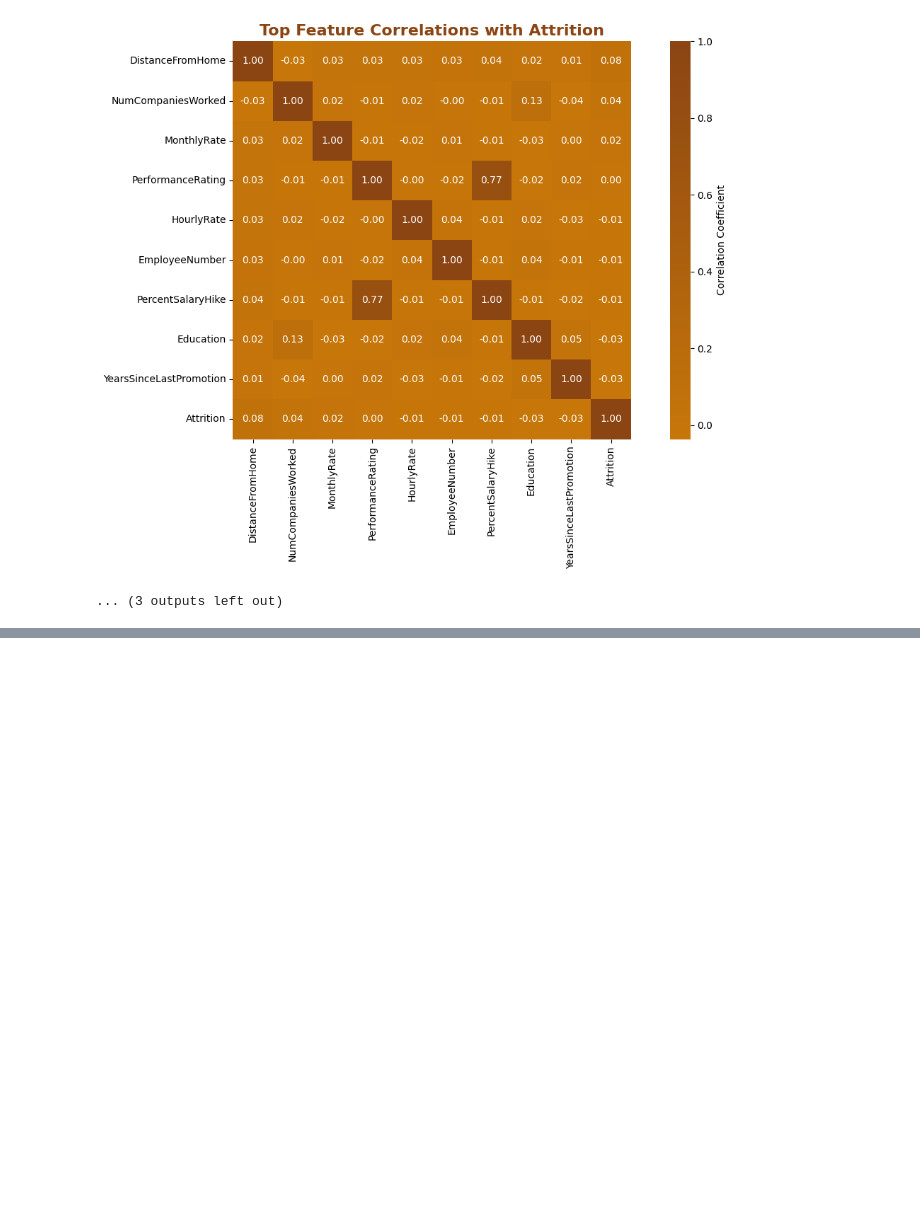
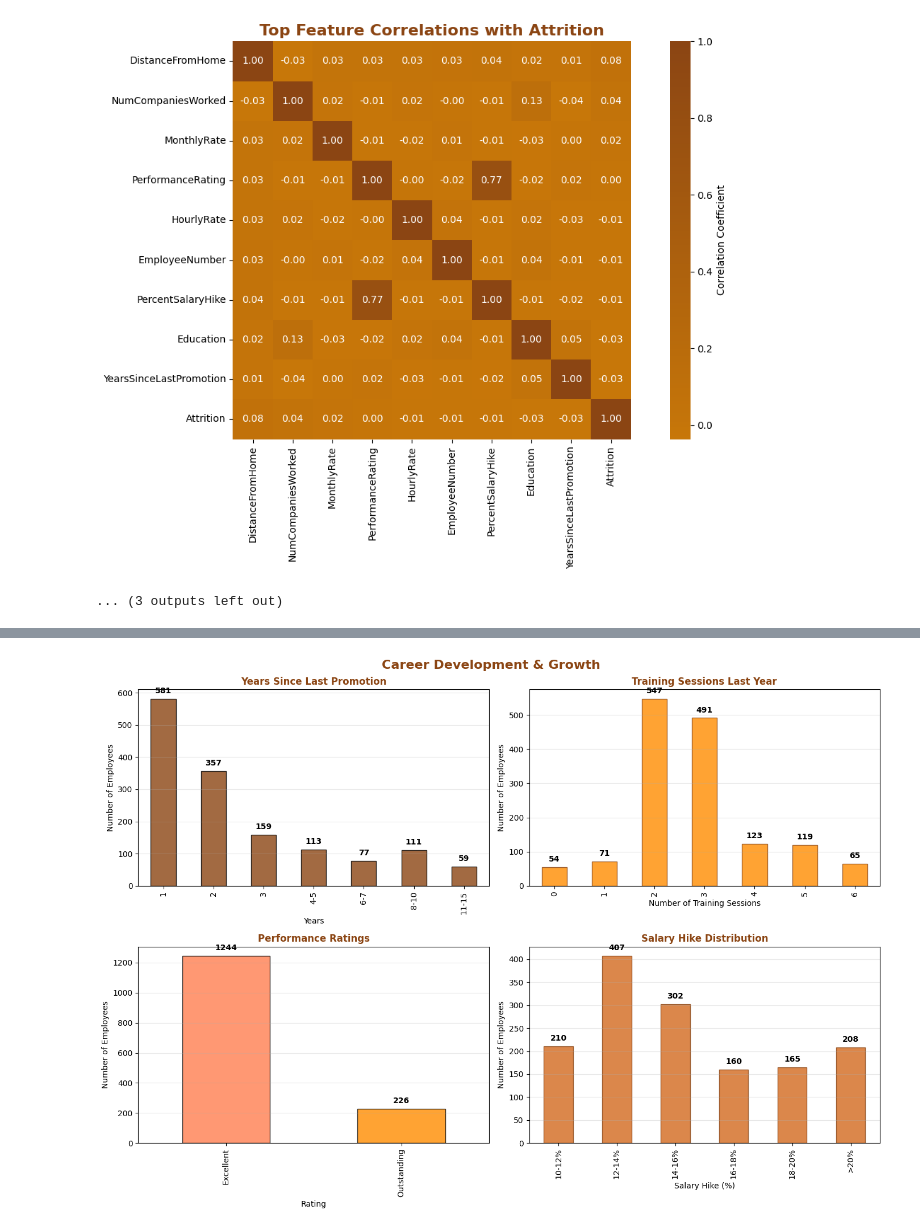
Before and after one commit to SofSalvadoIMS/EDSB25-PredictingEmployeeAttrition-GROUP11, a Jupyter notebook: notebooks/graphs.ipynb, the cells around one changed output, grey strips where cells are left out. Drawn from its saved outputs; the diff is of its cells as text; code cells hidden in the pictures; blank space fills up the shorter version.

```diff
--- a/notebooks/graphs.ipynb
+++ b/notebooks/graphs.ipynb
@@ -294,0 +520,79 @@ Passing `palette` without assigning `hue` is deprecated and will be removed in v
+# %%
+# CATEGORY 3: CAREER DEVELOPMENT & GROWTH
+fig3, axes3 = plt.subplots(2, 2, figsize=(14, 10))
+fig3.suptitle('Career Development & Growth', fontsize=16, fontweight='bold', color='#8B4513')
+
+# 3.1 Years Since Last Promotion
+ax1 = axes3[0, 0]
+if 'YearsSinceLastPromotion' in df.columns:
+    promo_bins = [0, 1, 2, 3, 5, 7, 10, 15]
+    promo_labels = ['1', '2', '3', '4-5', '6-7', '8-10', '11-15']
+    df['Promo_Group'] = pd.cut(df['YearsSinceLastPromotion'], bins=promo_bins, labels=promo_labels, right=False)
+    promo_dist = df['Promo_Group'].value_counts().sort_index()
+    bars = promo_dist.plot(kind='bar', ax=ax1, color='#8B4513', edgecolor='black', alpha=0.8)
+    ax1.set_title('Years Since Last Promotion', fontsize=12, fontweight='bold', color='#8B4513')
+    ax1.set_xlabel('Years')
+    ax1.set_ylabel('Number of Employees')
+    ax1.grid(True, alpha=0.3, axis='y')
+    add_value_labels(ax1)
+
+# 3.2 Training Hours
+ax2 = axes3[0, 1]
+if 'TrainingTimesLastYear' in df.columns:
+    training_dist = df['TrainingTimesLastYear'].value_counts().sort_index()
+    bars = training_dist.plot(kind='bar', ax=ax2, color='#FF8C00', edgecolor='#8B4513', alpha=0.8)
+    ax2.set_title('Training Sessions Last Year', fontsize=12, fontweight='bold', color='#8B4513')
+    ax2.set_xlabel('Number of Training Sessions')
+    ax2.set_ylabel('Number of Employees')
+    ax2.grid(True, alpha=0.3, axis='y')
+    add_value_labels(ax2)
+
+# 3.3 Performance Ratings
+ax3 = axes3[1, 0]
+if 'PerformanceRating' in df.columns:
+    perf_labels = {1: 'Low', 2: 'Good', 3: 'Excellent', 4: 'Outstanding'}
+    df['Perf_Label'] = df['PerformanceRating'].map(perf_labels)
+    perf_dist = df['Perf_Label'].value_counts()
+    colors = ['#FF7F50', '#FF8C00', '#D2691E', '#8B4513']
+    bars = perf_dist.plot(kind='bar', ax=ax3, color=colors[:len(perf_dist)], edgecolor='black', alpha=0.8)
+    ax3.set_title('Performance Ratings', fontsize=12, fontweight='bold', color='#8B4513')
+    ax3.set_xlabel('Rating')
+    ax3.set_ylabel('Number of Employees')
+    ax3.grid(True, alpha=0.3, axis='y')
+    add_value_labels(ax3)
+
+# 3.4 Salary Hike Percentage
+ax4 = axes3[1, 1]
+if 'PercentSalaryHike' in df.columns:
+    hike_bins = [10, 12, 14, 16, 18, 20, 25]
+    hike_labels = ['10-12%', '12-14%', '14-16%', '16-18%', '18-20%', '>20%']
+    df['Hike_Group'] = pd.cut(df['PercentSalaryHike'], bins=hike_bins, labels=hike_labels, right=False)
+    hike_dist = df['Hike_Group'].value_counts().sort_index()
+    bars = hike_dist.plot(kind='bar', ax=ax4, color='#D2691E', edgecolor='#8B4513', alpha=0.8)
+    ax4.set_title('Salary Hike Distribution', fontsize=12, fontweight='bold', color='#8B4513')
+    ax4.set_xlabel('Salary Hike (%)')
+    ax4.set_ylabel('Number of Employees')
+    ax4.grid(True, alpha=0.3, axis='y')
+    add_value_labels(ax4)
+
+plt.tight_layout()
+plt.savefig(f'{graphs_dir}03_career_development.png', dpi=300, bbox_inches='tight')
+plt.show()
+
+# Career Development Statistics
+print("\nCAREER DEVELOPMENT STATISTICS:")
+print("-" * 40)
+if 'YearsSinceLastPromotion' in df.columns:
+    print(f"• Average Years Since Last Promotion: {df['YearsSinceLastPromotion'].mean():.1f} years")
+    print(f"• Employees promoted in last year: {(df['YearsSinceLastPromotion'] == 0).sum()}")
+if 'TrainingTimesLastYear' in df.columns:
+    print(f"• Average Training Sessions: {df['TrainingTimesLastYear'].mean():.1f}")
+    print(f"• Employees with 0 training: {(df['TrainingTimesLastYear'] == 0).sum()}")
+if 'PerformanceRating' in df.columns:
+    print(f"• Average Performance Rating: {df['PerformanceRating'].mean():.2f}/4")
+    high_performers = (df['PerformanceRating'] >= 3).sum()
+    print(f"• High Performers (≥3): {high_performers} employees")
+if 'PercentSalaryHike' in df.columns:
+    print(f"• Average Salary Hike: {df['PercentSalaryHike'].mean():.1f}%")
+# %% [output]
+[figure, added]
```
Also changed, not shown: parts of 10 cells of this notebook, 15 other files.
